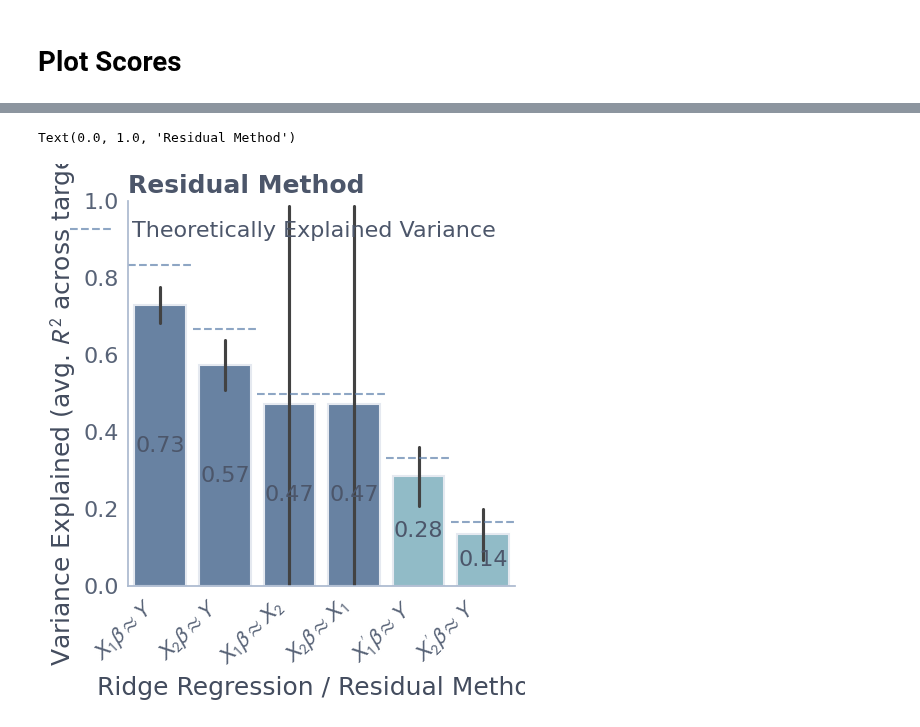
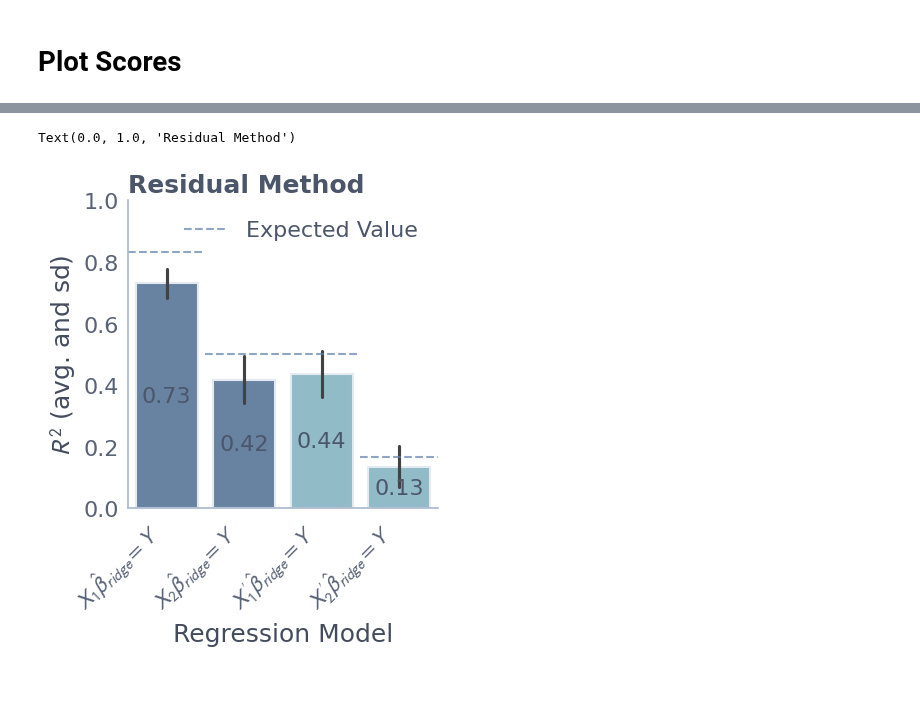
Before and after one commit to leo-schultheiss/compare_variance_residual, a Jupyter notebook: compare_variance_residual/simulation/residual_method.ipynb, the cells around one changed output, grey strips where cells are left out. Saved outputs shown, nothing was run; the diff lists cells and outputs as text; code cells hidden in the pictures; blank space fills up the shorter version.

```diff
--- a/compare_variance_residual/simulation/residual_method.ipynb
+++ b/compare_variance_residual/simulation/residual_method.ipynb
@@ -126,16 +130,22 @@ for i in range(len(Xs)):
 # Plot Scores
 # %%
 import pandas as pd
+import os
 
-scores = pd.DataFrame()
-scores[r"$X_1\beta \approx Y$"] = full_scores[0]
-scores[r"$X_2\beta \approx Y$"] = full_scores[1]
-scores[r"$X_1\beta \approx X_2$"] = np.concatenate(
-    [feature_scores[0], np.full(len(full_scores[0]) - len(feature_scores[0]), np.nan)])
-scores[r"$X_2\beta \approx X_1$"] = np.concatenate(
-    [feature_scores[1], np.full(len(full_scores[0]) - len(feature_scores[1]), np.nan)])
-scores[r"$X_1'\beta \approx Y$"] = residual_scores[0]
-scores[r"$X_2'\beta \approx Y$"] = residual_scores[1]
+path = os.path.join('results', f'residual_method_{scalars}.csv')
+if not os.path.exists(path):
+    scores = pd.DataFrame()
+    scores[r"$X_1\hat{\beta}_{ridge}=Y$"] = full_scores[0]
+    scores[r"$X_2\hat{\beta}_{ridge}=Y$"] = full_scores[1]
+    # scores[r"$X_1\beta \approx X_2$"] = np.concatenate(
+    #     [feature_scores[0], np.full(len(full_scores[0]) - len(feature_scores[0]), np.nan)])
+    # scores[r"$X_2\beta \approx X_1$"] = np.concatenate(
+    #     [feature_scores[1], np.full(len(full_scores[0]) - len(feature_scores[1]), np.nan)])
+    scores[r"$X_1'\hat{\beta}_{ridge}=Y$"] = residual_scores[0]
+    scores[r"$X_2'\hat{\beta}_{ridge}=Y$"] = residual_scores[1]
+    scores.to_csv(path)
+else:
+    scores = pd.read_csv(path)
 
 scores.head()
 # %% [output]
@@ -194,10 +204,10 @@ Text(0.5, 0, 'Feature Space')
 # %%
-fig, ax = plt.subplots(figsize=(5, 5))
+fig, ax = plt.subplots(figsize=(4, 4))
 
 sns.barplot(
     data=scores,
     ax=ax,
-    palette=["C0", "C0", "C0", "C0", "C1", "C1"],
+    palette=["C0", "C0", "C1", "C1"],
     errorbar="sd"
 )
 
@@ -207,37 +217,35 @@ sns.despine()
 theoretical_scores = [
     scalars[0] + scalars[1],
     scalars[0] + scalars[2],
-    d_list[0] / (d_list[0] + d_list[1]),
-    d_list[0] / (d_list[0] + d_list[2]),
     scalars[1],
     scalars[2],
 ]
 
 for idx, column in enumerate(scores.columns):  # iterate over rows in the DataFrame
     # Ensure index compatibility
     if column not in scores:
         print(f"Column '{column}' is not present in DataFrame. Available columns are: {list(scores.columns)}")
         continue
 
     xmin = idx / len(scores.columns)  # Calculate xmin for each bar
     xmax = (idx + 1) / len(scores.columns)  # Calculate xmax for each bar
     plt.axhline(theoretical_scores[idx], linestyle='--', alpha=0.7, xmin=xmin, xmax=xmax,
-                label='Theoretically Explained Variance' if idx == 0 else "")
+                label='Expected Value' if idx == 0 else "")
 
     # Use the mean of the column for positioning text
     mean_column_value = scores[column].mean()
     plt.text(idx, mean_column_value / 2, f"{mean_column_value:.2f}", ha='center', va='center')
 
 # make xtickmarks diagonal
 plt.xticks(range(len(scores.columns)), scores.columns, rotation=45, ha='right', va='top')
 
 plt.ylim(0, 1)
 
 # Ensure the legend is displayed properly
 plt.legend()
-plt.ylabel(r"Variance Explained (avg. $R^2$ across targets)")
-plt.xlabel("Ridge Regression / Residual Method")
+plt.ylabel(r"$R^2$ (avg. and sd)")
+plt.xlabel("Regression Model")
 plt.title("Residual Method")
 # %% [output]
 Text(0.0, 1.0, 'Residual Method')
-[figure, old version]
+[figure, new version]
```
Also changed, not shown: parts of 4 cells of this notebook, 2 other files.
